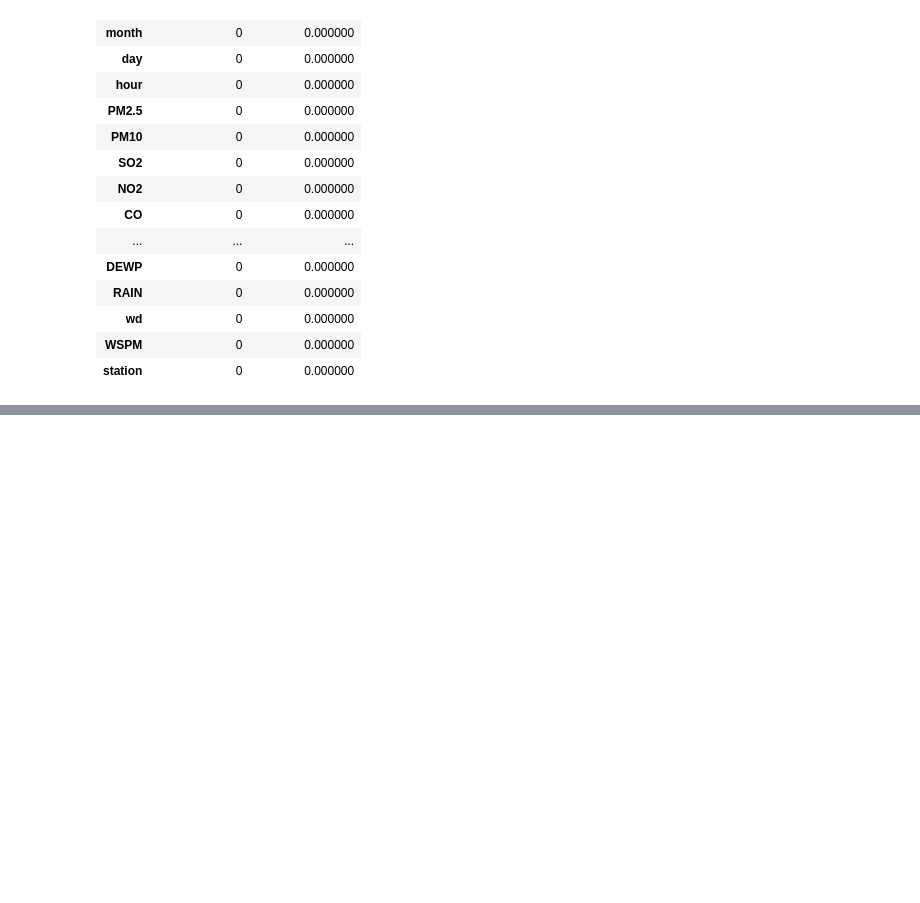
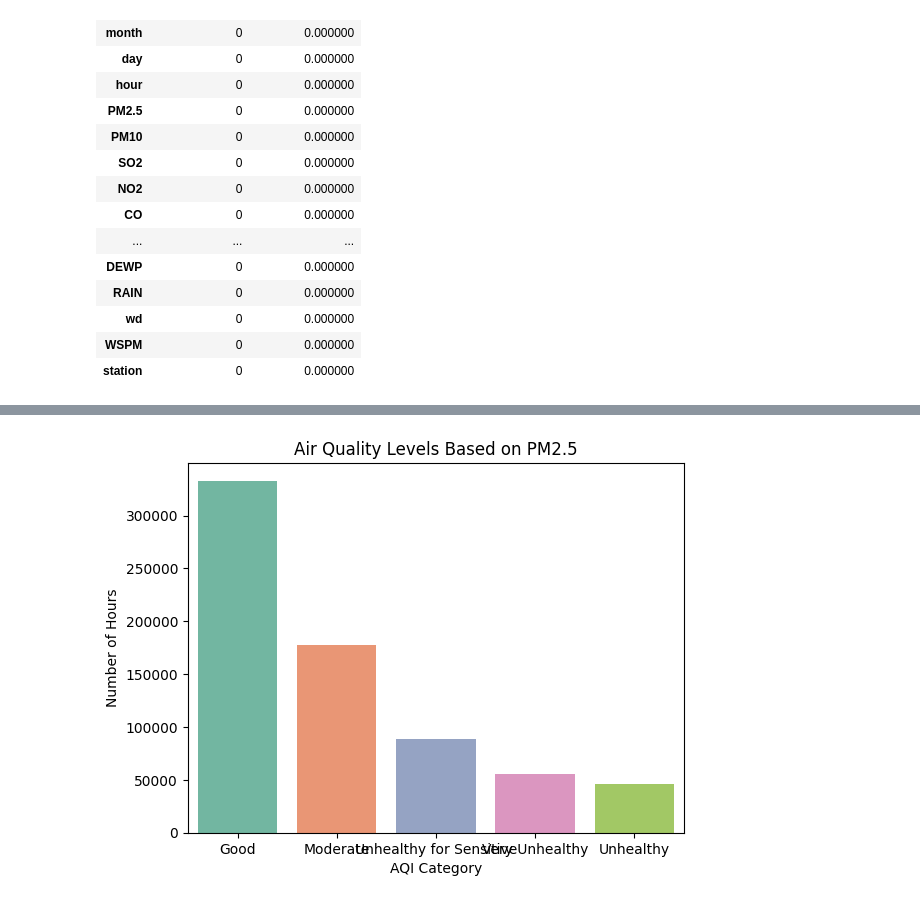
Before and after one commit to vanajathiruchselvam/CMP7005_China_Air_Pollution_EDA, a Jupyter notebook: EDA_Analysis_China_Air_Pollution.ipynb, the cells around one changed output, grey strips where cells are left out. Drawn from its saved outputs; the diff is of its cells as text; code cells hidden in the pictures; blank space fills up the shorter version.

```diff
--- a/EDA_Analysis_China_Air_Pollution.ipynb
+++ b/EDA_Analysis_China_Air_Pollution.ipynb
@@ -211,0 +254,18 @@ df['season'] = df['month'].apply(get_season)
+# %%
+def pm25_aqi_level(value):
+    if value <= 50: return 'Good'
+    elif value <= 100: return 'Moderate'
+    elif value <= 150: return 'Unhealthy for Sensitive'
+    elif value <= 200: return 'Unhealthy'
+    else: return 'Very Unhealthy'
+
+df['AQI_PM2.5'] = df['PM2.5'].apply(pm25_aqi_level)
+aqi_counts = df['AQI_PM2.5'].value_counts()
+
+sns.barplot(x=aqi_counts.index, y=aqi_counts.values, palette='Set2')
+plt.title('Air Quality Levels Based on PM2.5')
+plt.ylabel('Number of Hours')
+plt.xlabel('AQI Category')
+plt.show()
+# %% [output]
+[figure, added]
```
Also changed, not shown: parts of 13 cells of this notebook.
